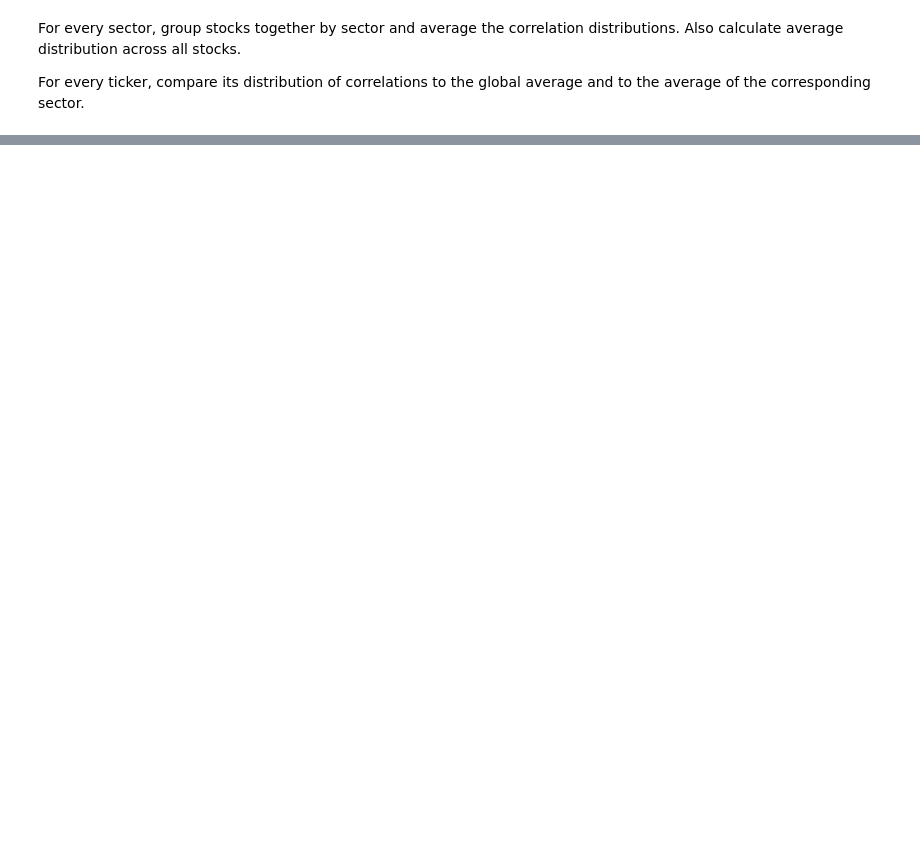
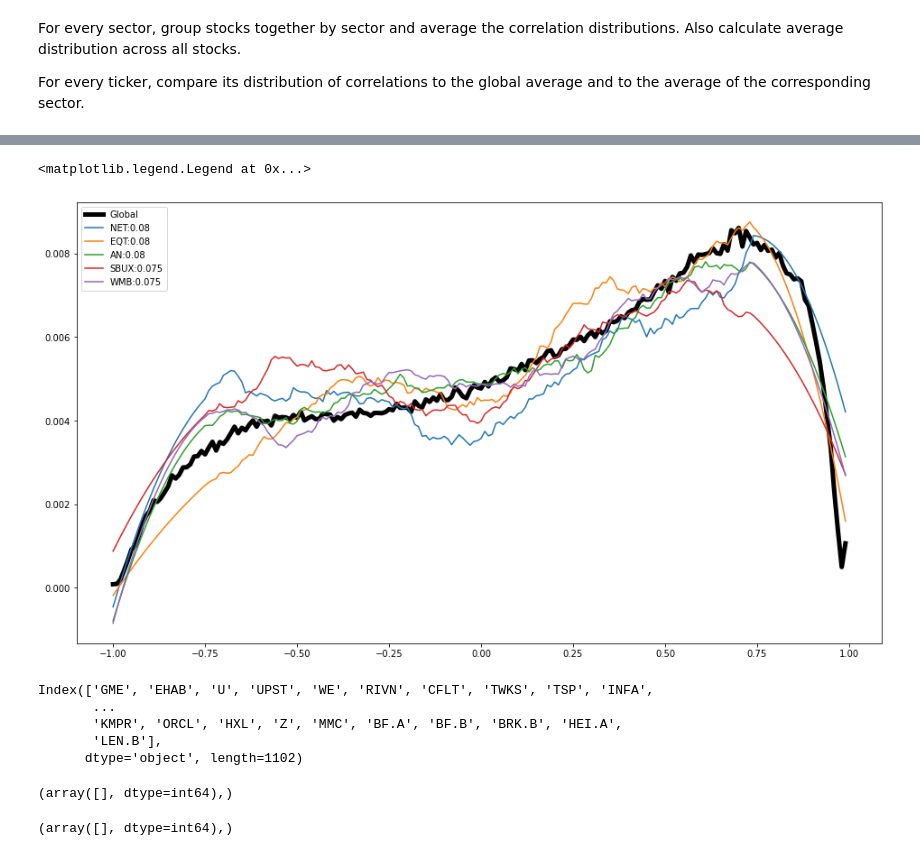
Before and after one commit to kirpi-1/stocks, a Jupyter notebook: Untitled.ipynb, the cells around one changed output, grey strips where cells are left out. Cells and saved outputs as stored; diff of their text form; code cells hidden in the pictures; blank space fills up the shorter version.

```diff
--- a/Untitled.ipynb
+++ b/Untitled.ipynb
@@ -196,0 +307,35 @@ dict_keys(['bins'])
+# %%
+legends = list()
+legends.append("Global")
+figure = plt.figure(figsize=(16,9))
+plt.plot(dist['bins'][0:-1], dist['Global'],color='black',linewidth=5)
+
+for i in [-15,-14,-13,-12,-11]:
+    s = out.index[i]
+    n,_ = np.histogram(table[s], bins=dist['bins'])
+    n = n/np.sum(n)
+    n = savgol_filter(n, 51, 2)
+    plt.plot(dist['bins'][0:-1], n)
+    legends.append(s+":"+str(out[i]))
+
+
+plt.legend(legends)
+# %% [output]
+<matplotlib.legend.Legend at 0x...>
+[figure, added]
+# %%
+out.index
+# %% [output]
+Index(['GME', 'EHAB', 'U', 'UPST', 'WE', 'RIVN', 'CFLT', 'TWKS', 'TSP', 'INFA',
+       ...
+       'KMPR', 'ORCL', 'HXL', 'Z', 'MMC', 'BF.A', 'BF.B', 'BRK.B', 'HEI.A',
+       'LEN.B'],
+      dtype='object', length=1102)
+# %%
+np.where(out.index=='BBI')
+# %% [output]
+(array([], dtype=int64),)
+# %%
+np.where(ticker_info['Sector']=='BBI')
+# %% [output]
+(array([], dtype=int64),)
```
Also changed, not shown: parts of 23 cells of this notebook, 4 other files.
